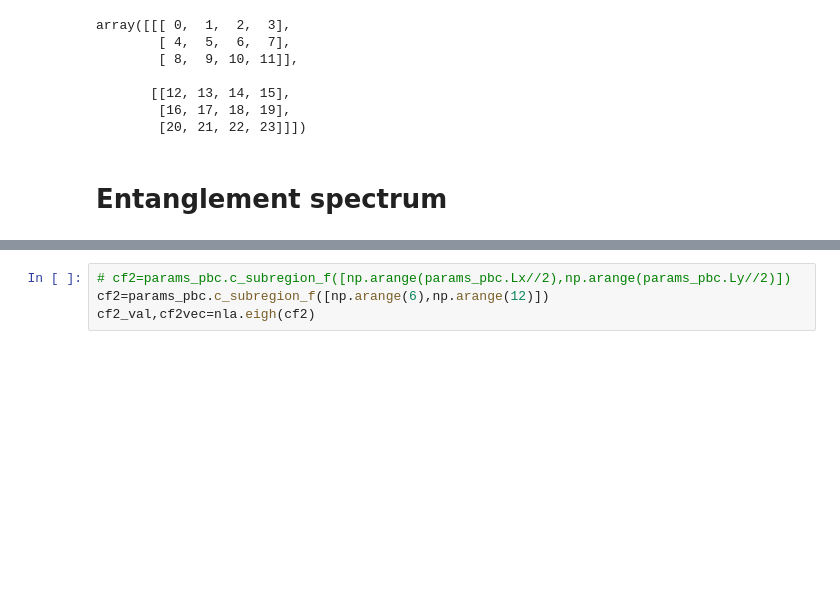
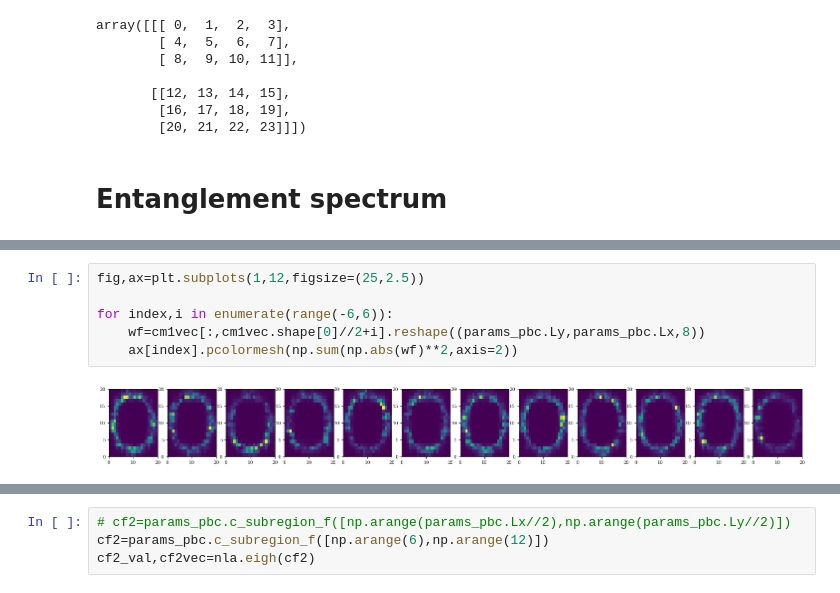
Before and after one commit to hainingpan/SPT, a Jupyter notebook: test_HOTI.ipynb, the cells around one changed output, grey strips where cells are left out. Saved outputs shown, nothing was run; the diff lists cells and outputs as text; blank space fills up the shorter version.

```diff
--- a/test_HOTI.ipynb
+++ b/test_HOTI.ipynb
@@ -580,0 +646,8 @@ ax[1].set_xlim(cm1_val.shape[0]//2-10,cm1_val.shape[0]//2+10)
+# %%
+fig,ax=plt.subplots(1,12,figsize=(25,2.5))
+
+for index,i in enumerate(range(-6,6)):
+    wf=cm1vec[:,cm1vec.shape[0]//2+i].reshape((params_pbc.Ly,params_pbc.Lx,8))
+    ax[index].pcolormesh(np.sum(np.abs(wf)**2,axis=2))
+# %% [output]
+[figure, added]
```
Also changed, not shown: parts of 12 cells of this notebook.
